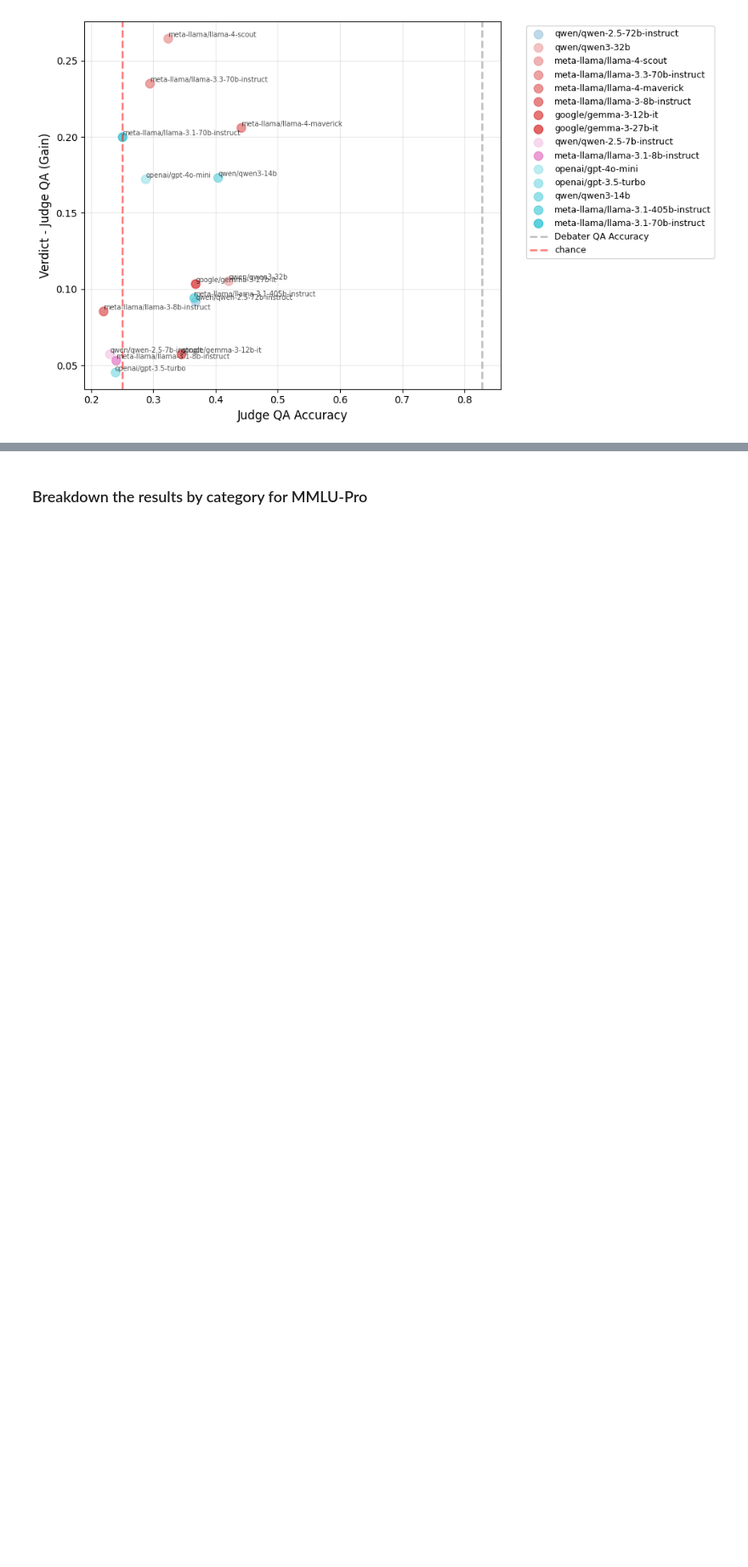
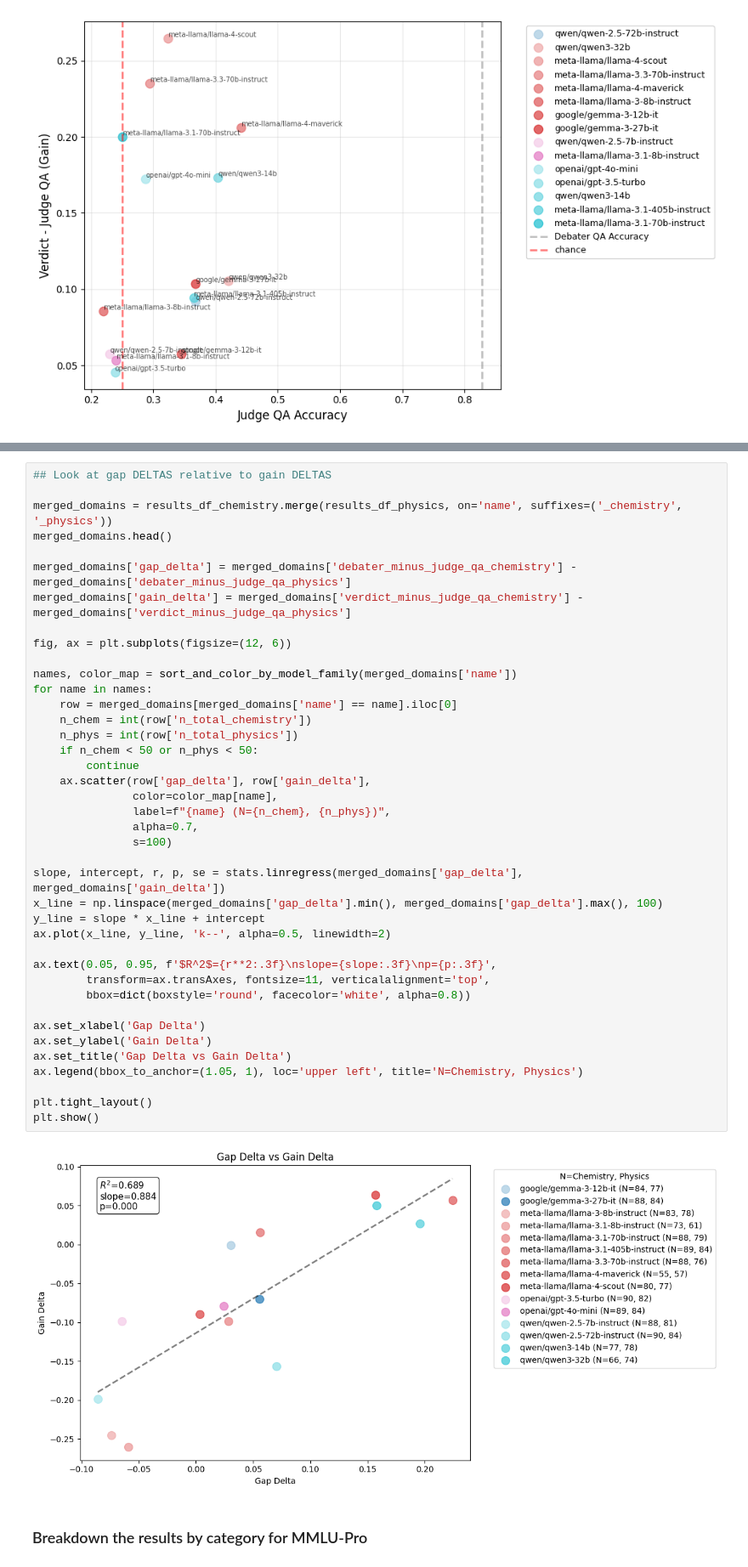
Before and after one commit to joshlevy89/llm_judge_debate_NEW, a Jupyter notebook: analysis.ipynb, the cells around one changed output, grey strips where cells are left out. Shown at 85% size. Cells and saved outputs as stored; diff of their text form; blank space fills up the shorter version.

```diff
--- a/analysis.ipynb
+++ b/analysis.ipynb
@@ -458,3 +465,45 @@ plt.show()
+# %%
+## Look at gap DELTAS relative to gain DELTAS
+
+merged_domains = results_df_chemistry.merge(results_df_physics, on='name', suffixes=('_chemistry', '_physics'))
+merged_domains.head()
+
+merged_domains['gap_delta'] = merged_domains['debater_minus_judge_qa_chemistry'] - merged_domains['debater_minus_judge_qa_physics']
+merged_domains['gain_delta'] = merged_domains['verdict_minus_judge_qa_chemistry'] - merged_domains['verdict_minus_judge_qa_physics']
+
+fig, ax = plt.subplots(figsize=(12, 6))
+
+names, color_map = sort_and_color_by_model_family(merged_domains['name'])
+for name in names:
+    row = merged_domains[merged_domains['name'] == name].iloc[0]
+    n_chem = int(row['n_total_chemistry'])
+    n_phys = int(row['n_total_physics'])
+    if n_chem < 50 or n_phys < 50:
+        continue
+    ax.scatter(row['gap_delta'], row['gain_delta'],
+               color=color_map[name],
+               label=f"{name} (N={n_chem}, {n_phys})",
+               alpha=0.7,
+               s=100)
+
+slope, intercept, r, p, se = stats.linregress(merged_domains['gap_delta'], merged_domains['gain_delta'])
+x_line = np.linspace(merged_domains['gap_delta'].min(), merged_domains['gap_delta'].max(), 100)
+y_line = slope * x_line + intercept
+ax.plot(x_line, y_line, 'k--', alpha=0.5, linewidth=2)
+
+ax.text(0.05, 0.95, f'$R^2$={r**2:.3f}\nslope={slope:.3f}\np={p:.3f}',
+        transform=ax.transAxes, fontsize=11, verticalalignment='top',
+        bbox=dict(boxstyle='round', facecolor='white', alpha=0.8))
+
+ax.set_xlabel('Gap Delta')
+ax.set_ylabel('Gain Delta')
+ax.set_title('Gap Delta vs Gain Delta')
+ax.legend(bbox_to_anchor=(1.05, 1), loc='upper left', title='N=Chemistry, Physics')
+
+plt.tight_layout()
+plt.show()
+# %% [output]
+[figure, added]
 # %% [markdown]
 ### Breakdown the results by category for MMLU-Pro
 # %%
```
Also changed, not shown: parts of 5 cells of this notebook.
